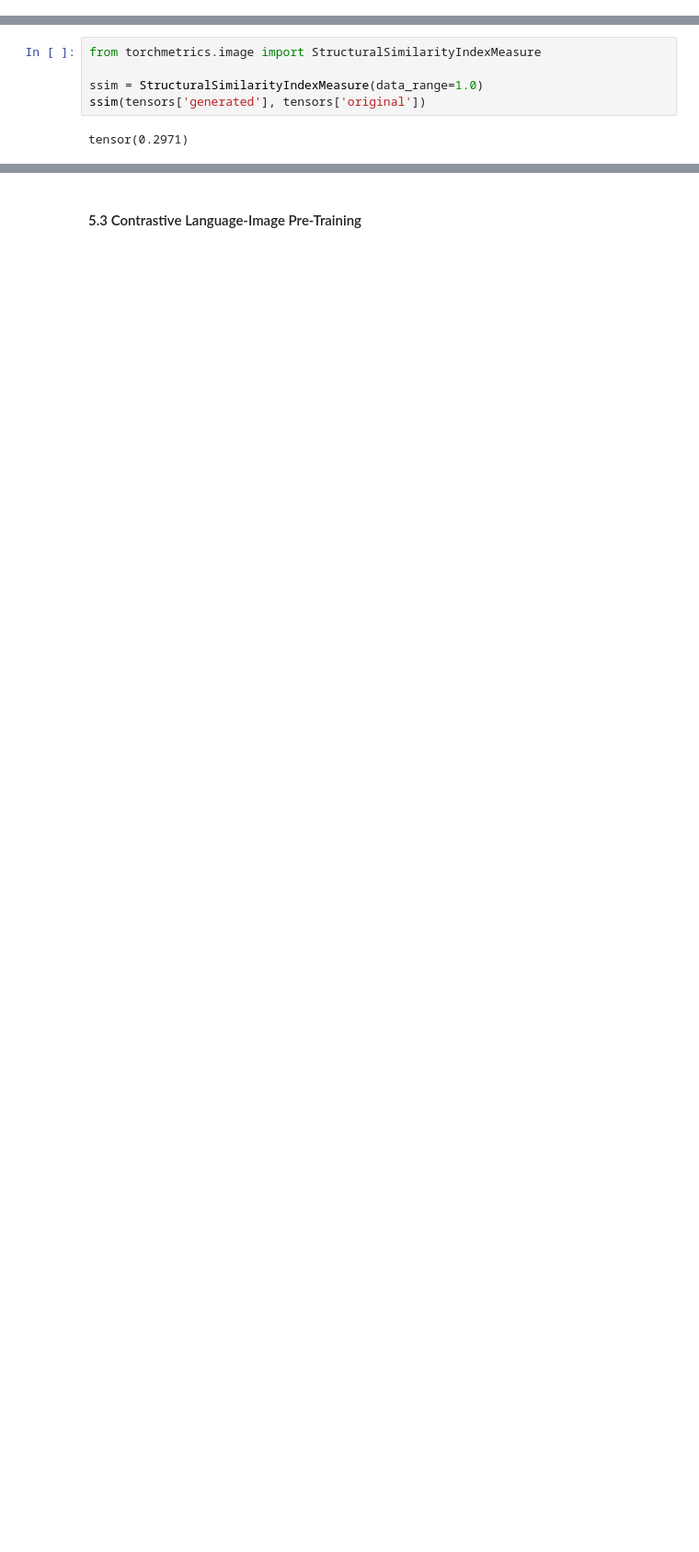
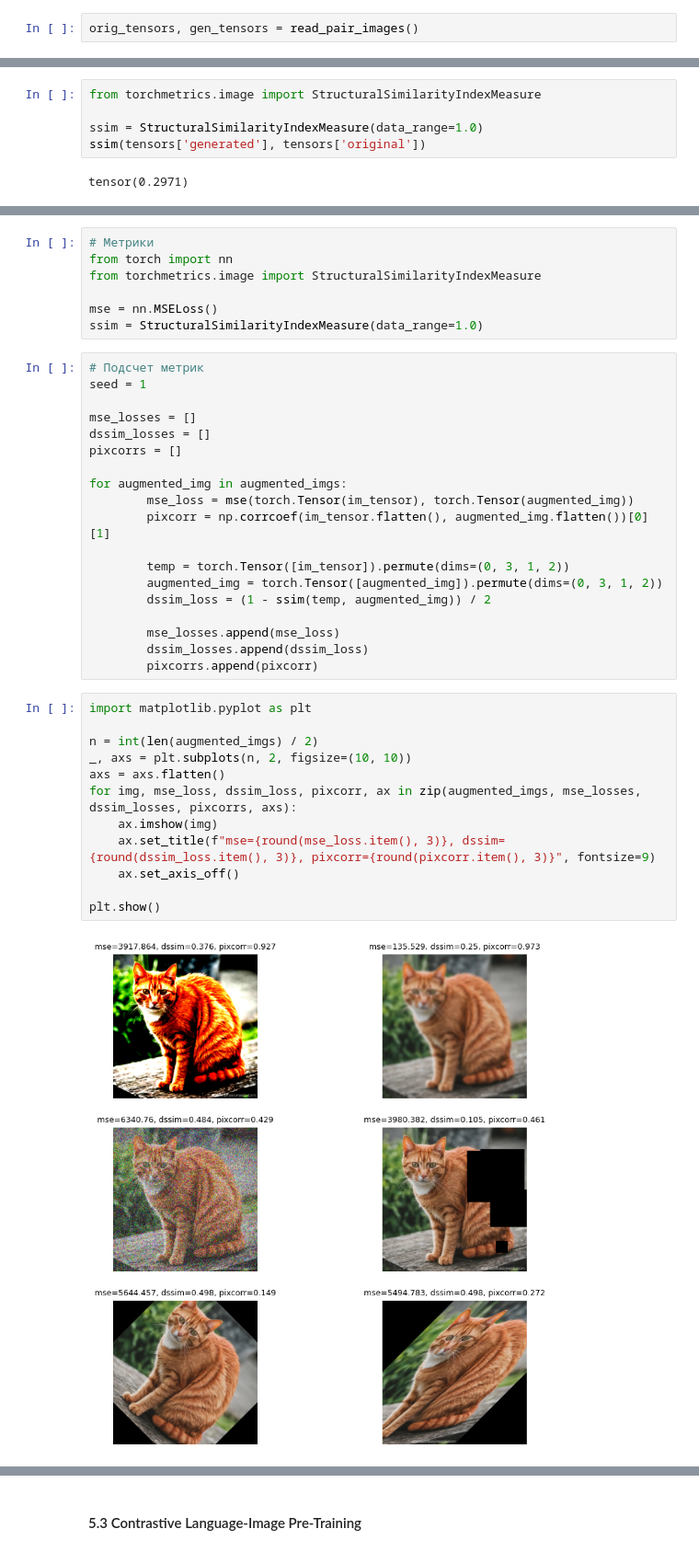
Before and after one commit to deniskirbaba/image-processing-and-generation, a Jupyter notebook: lesson materials/metrics_of_generation_task/metrics_of_generation_task.ipynb, the cells around one changed output, grey strips where cells are left out. Shown at 92% size. Saved outputs shown, nothing was run; the diff lists cells and outputs as text; blank space fills up the shorter version.

Commit message:
add: image metrics

```diff
--- a/lesson materials/metrics_of_generation_task/metrics_of_generation_task.ipynb
+++ b/lesson materials/metrics_of_generation_task/metrics_of_generation_task.ipynb
@@ -103,0 +120,2 @@ for index, (orig_file_path, gen_file_path) in enumerate(zip(orig_file_paths, gen
+# %%
+orig_tensors, gen_tensors = read_pair_images()
@@ -427,0 +709,40 @@ print(ssim)
+# %%
+# Метрики
+from torch import nn
+from torchmetrics.image import StructuralSimilarityIndexMeasure
+
+mse = nn.MSELoss()
+ssim = StructuralSimilarityIndexMeasure(data_range=1.0)
+# %%
+# Подсчет метрик
+seed = 1
+
+mse_losses = []
+dssim_losses = []
+pixcorrs = []
+
+for augmented_img in augmented_imgs:
+        mse_loss = mse(torch.Tensor(im_tensor), torch.Tensor(augmented_img))
+        pixcorr = np.corrcoef(im_tensor.flatten(), augmented_img.flatten())[0][1]
+
+        temp = torch.Tensor([im_tensor]).permute(dims=(0, 3, 1, 2))
+        augmented_img = torch.Tensor([augmented_img]).permute(dims=(0, 3, 1, 2))
+        dssim_loss = (1 - ssim(temp, augmented_img)) / 2
+
+        mse_losses.append(mse_loss)
+        dssim_losses.append(dssim_loss)
+        pixcorrs.append(pixcorr)
+# %%
+import matplotlib.pyplot as plt
+
+n = int(len(augmented_imgs) / 2)
+_, axs = plt.subplots(n, 2, figsize=(10, 10))
+axs = axs.flatten()
+for img, mse_loss, dssim_loss, pixcorr, ax in zip(augmented_imgs, mse_losses, dssim_losses, pixcorrs, axs):
+    ax.imshow(img)
+    ax.set_title(f"mse={round(mse_loss.item(), 3)}, dssim={round(dssim_loss.item(), 3)}, pixcorr={round(pixcorr.item(), 3)}", fontsize=9)
+    ax.set_axis_off()
+
+plt.show()
+# %% [output]
+[figure, added]
```
Also changed, not shown: parts of 60 cells of this notebook, 33 other files.
